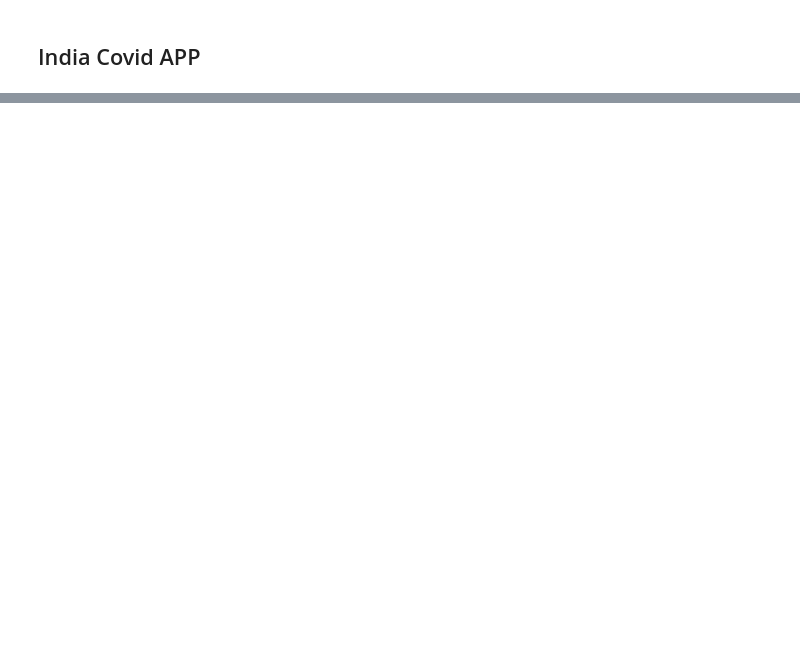
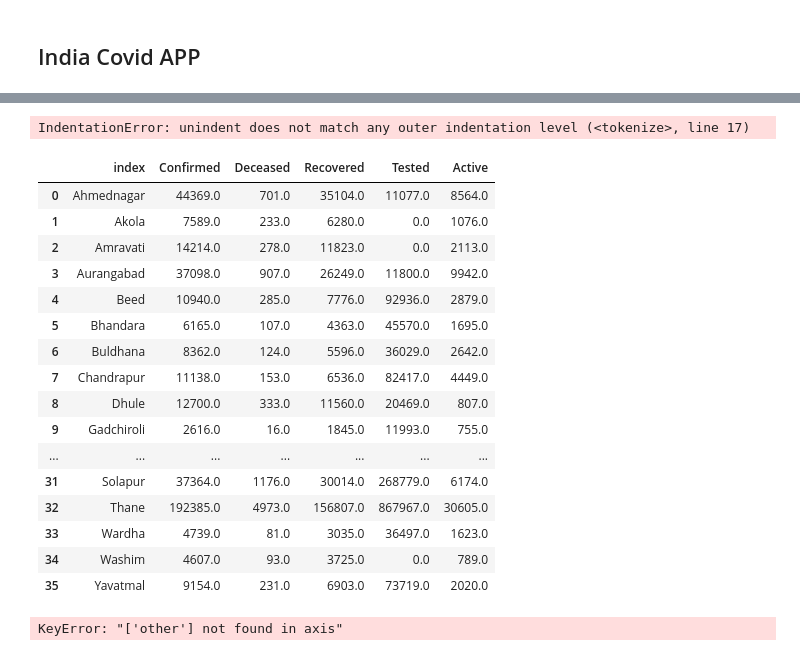
Before and after one commit to rushabh71/Flask-App, a Jupyter notebook: covid_app.ipynb, the cells around one changed output, grey strips where cells are left out. Drawn from its saved outputs; the diff is of its cells as text; code cells hidden in the pictures; blank space fills up the shorter version.

```diff
--- a/covid_app.ipynb
+++ b/covid_app.ipynb
@@ -178,0 +147,50 @@ array([1.57])
+# %%
+
+def prepare_district_data(scode = 'MH'):
+	global df_district
+	global df_state
+
+	URL = 'https://api.covid19india.org/v4/data.json'
+
+	with urllib.request.urlopen(URL) as url:
+		data = json.loads(url.read().decode())
+
+	district_dict = dict()
+
+	for district in data[scode]['districts'].keys():
+		district_dict[district] = data[scode]['districts'][district]['total']
+
+	df_district = pd.DataFrame(district_dict).T
+	df_district = df_district.rename(columns={'confirmed': 'Confirmed', 'deceased': 'Deceased', 'recovered': 'Recovered', 'tested': 'Tested'})
+    try:
+        df_district['Active'] = df_district['Confirmed'] - df_district['Recovered'] - df_district['Deceased']
+    except:
+        pass
+	df_district = df_district.drop(['other'], axis=1)
+	df_district = df_district.fillna(0)
+	df_district = df_district.reset_index()
+
+
+def get_key(val, d):
+	for key, value in d.items():
+		if val == value:
+			return key
+
+	return "key doesn't exist"
+
+
+def update_districts(scode):
+	if(scode!="key doesn't exist"):
+		prepare_district_data(scode)
+		district_cols = df_district.columns.values.tolist()
+		district_rows = df_district.values.tolist()
+
+		object = {
+			'district_cols' : district_cols,
+			'district_rows' : district_rows
+		}
+
+		return jsonify(district = object)
+	return None
+# %% [output]
+IndentationError: unindent does not match any outer indentation level (<tokenize>, line 17)
@@ -178,0 +199,24 @@ array([1.57])
+# %%
+df_district
+# %% [output]
+|  | index | Confirmed | Deceased | Recovered | Tested | Active |
+| 0 | Ahmednagar | 44369.0 | 701.0 | 35104.0 | 11077.0 | 8564.0 |
+| 1 | Akola | 7589.0 | 233.0 | 6280.0 | 0.0 | 1076.0 |
+| 2 | Amravati | 14214.0 | 278.0 | 11823.0 | 0.0 | 2113.0 |
+| 3 | Aurangabad | 37098.0 | 907.0 | 26249.0 | 11800.0 | 9942.0 |
+| 4 | Beed | 10940.0 | 285.0 | 7776.0 | 92936.0 | 2879.0 |
+| 5 | Bhandara | 6165.0 | 107.0 | 4363.0 | 45570.0 | 1695.0 |
+| 6 | Buldhana | 8362.0 | 124.0 | 5596.0 | 36029.0 | 2642.0 |
+| 7 | Chandrapur | 11138.0 | 153.0 | 6536.0 | 82417.0 | 4449.0 |
+| 8 | Dhule | 12700.0 | 333.0 | 11560.0 | 20469.0 | 807.0 |
+| 9 | Gadchiroli | 2616.0 | 16.0 | 1845.0 | 11993.0 | 755.0 |
+| ... | ... | ... | ... | ... | ... | ... |
+| 31 | Solapur | 37364.0 | 1176.0 | 30014.0 | 268779.0 | 6174.0 |
+| 32 | Thane | 192385.0 | 4973.0 | 156807.0 | 867967.0 | 30605.0 |
+| 33 | Wardha | 4739.0 | 81.0 | 3035.0 | 36497.0 | 1623.0 |
+| 34 | Washim | 4607.0 | 93.0 | 3725.0 | 0.0 | 789.0 |
+| 35 | Yavatmal | 9154.0 | 231.0 | 6903.0 | 73719.0 | 2020.0 |
+# %%
+update_districts('UP')
+# %% [output]
+KeyError: "['other'] not found in axis"
```
Also changed, not shown: parts of 34 cells of this notebook, 14 other files.
